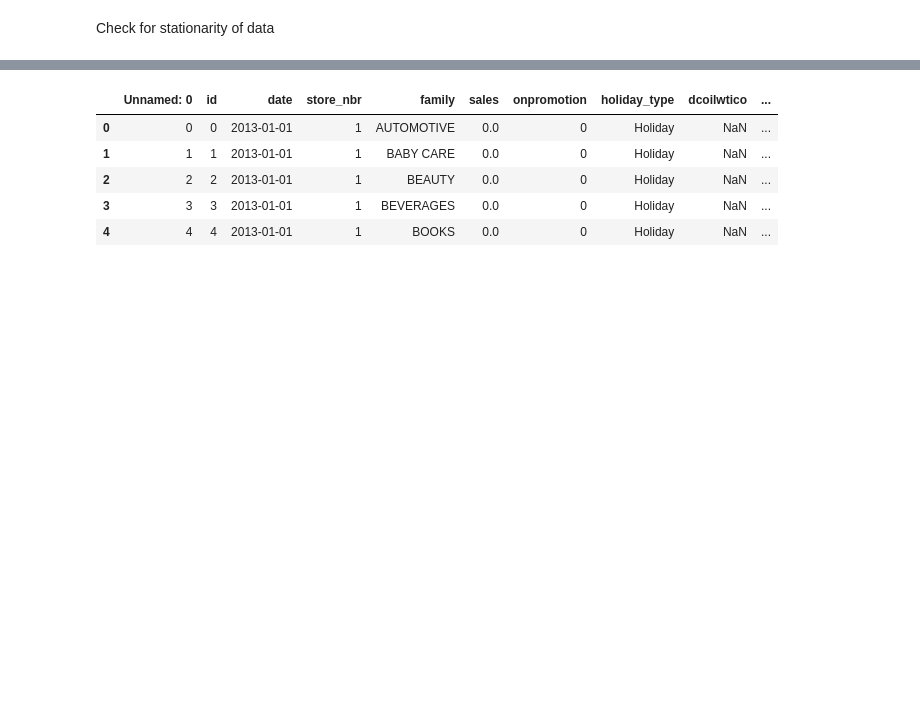
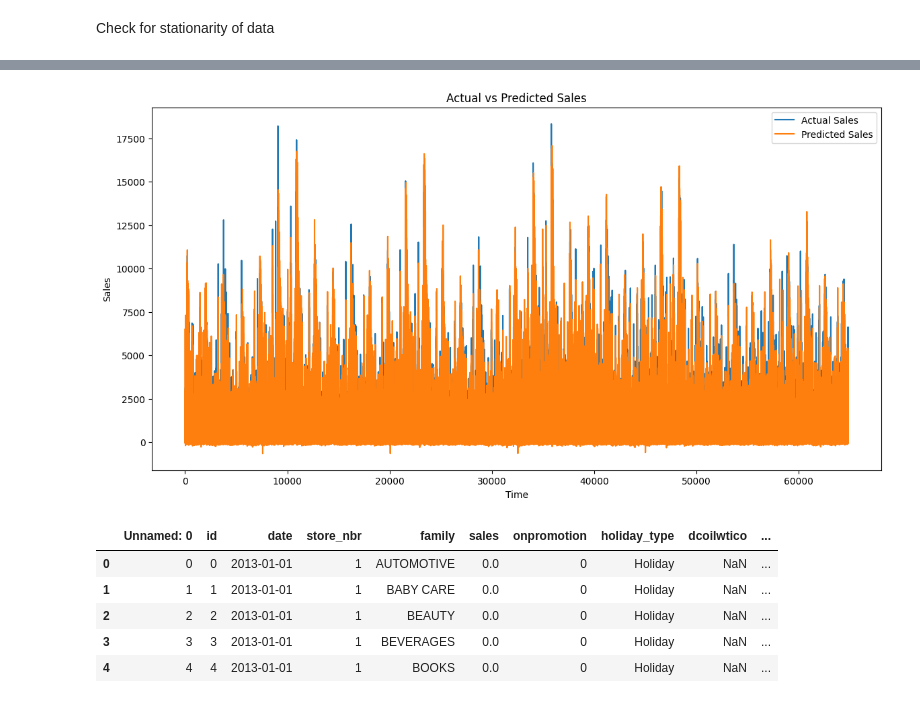
Before and after one commit to divaynagpal/MS422FinalProject, a Jupyter notebook: StoreSalesPrediction.ipynb, the cells around one changed output, grey strips where cells are left out. Saved outputs shown, nothing was run; the diff lists cells and outputs as text; code cells hidden in the pictures; blank space fills up the shorter version.

Commit message:
model

```diff
--- a/StoreSalesPrediction.ipynb
+++ b/StoreSalesPrediction.ipynb
@@ -498,0 +728,3 @@ df = df_merged
+# %%
+# Train the model
+model.fit(X_train, y_train, batch_size=64, epochs=10, validation_data=(X_test, y_test))
@@ -498,0 +753,24 @@ df = df_merged
+# %%
+# Make predictions
+predictions = model.predict(X_test)
+predictions = scaler.inverse_transform(predictions)  # Inverse transform to get actual sales values
+
+# Compare with actual sales
+actual_sales = scaler.inverse_transform(y_test.reshape(-1, 1))
+
+# Calculate RMSE (Root Mean Squared Error)
+rmse = np.sqrt(np.mean(predictions - actual_sales)**2)
+print(f'Root Mean Squared Error: {rmse}')
+
+# Plotting the results
+import matplotlib.pyplot as plt
+
+plt.figure(figsize=(14, 7))
+plt.plot(actual_sales, label='Actual Sales')
+plt.plot(predictions, label='Predicted Sales')
+plt.title('Actual vs Predicted Sales')
+plt.xlabel('Time')
+plt.ylabel('Sales')
+plt.legend()
+plt.show()
+# %% [output]
@@ -499,3 +779,4 @@ df = df_merged
+[figure, added]
 # %%
 from statsmodels.tsa.stattools import adfuller
 
```
Also changed, not shown: parts of 13 cells of this notebook.
